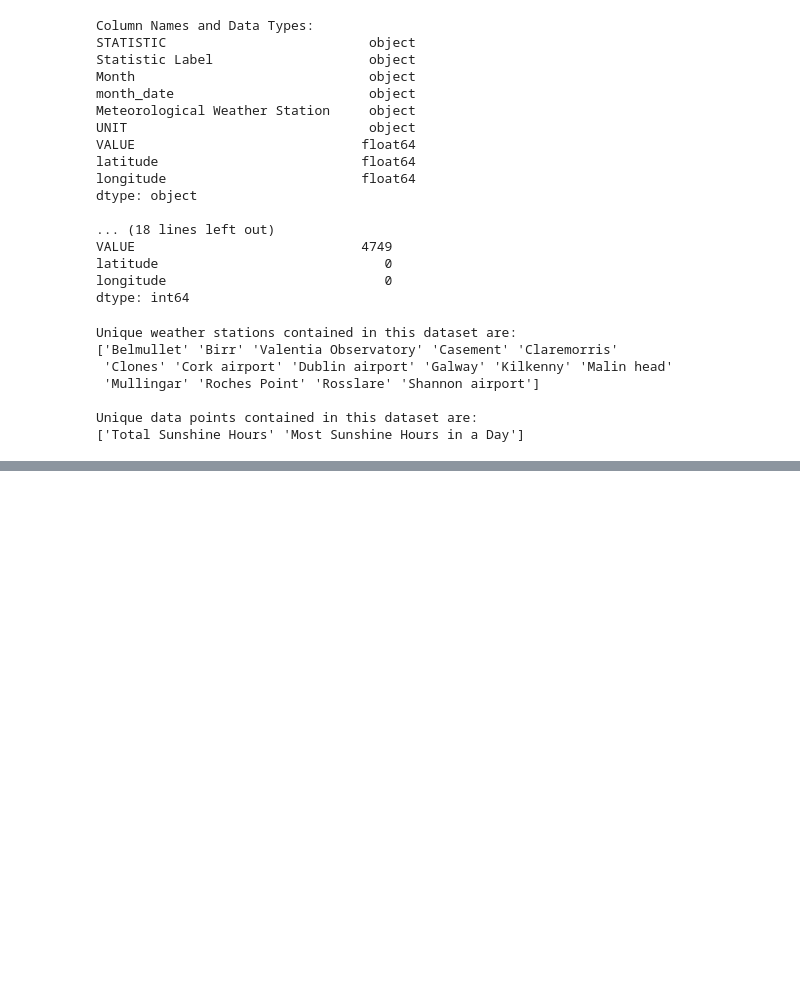
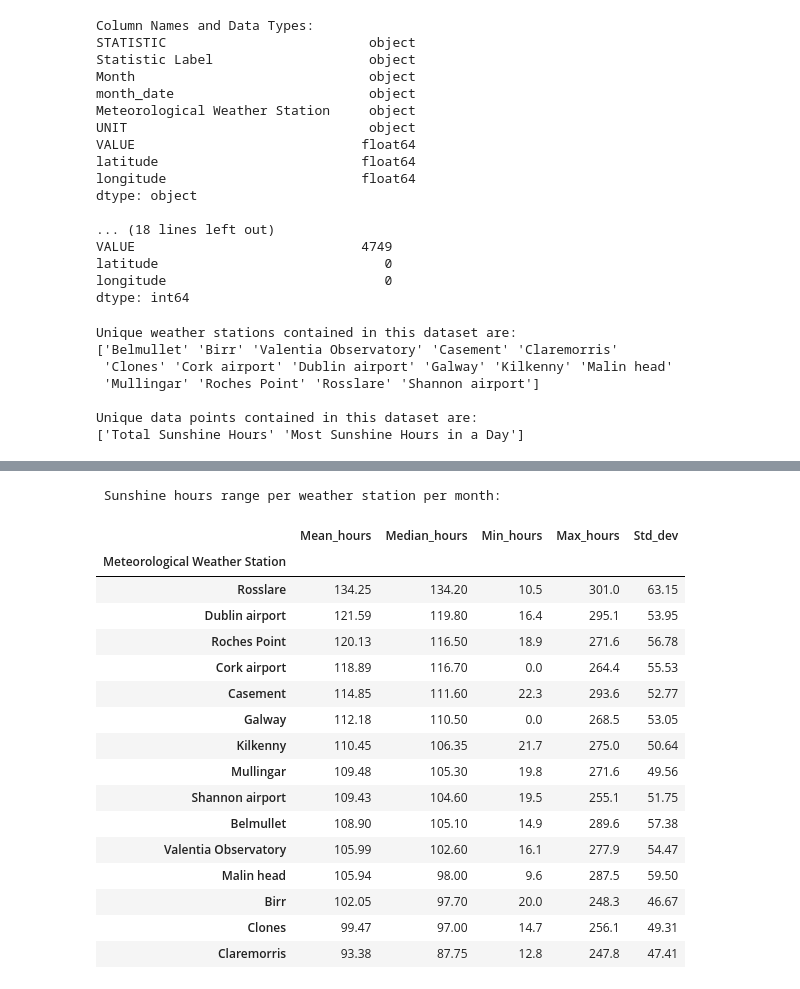
Before and after one commit to Hugo-van-Zyl/programming-for-data-analytics, a Jupyter notebook: Big Project/bigproject.ipynb, the cells around one changed output, grey strips where cells are left out. Saved outputs shown, nothing was run; the diff lists cells and outputs as text; code cells hidden in the pictures; blank space fills up the shorter version.

```diff
--- a/Big Project/bigproject.ipynb
+++ b/Big Project/bigproject.ipynb
@@ -138,0 +147,32 @@ Dataset for Most Sunshine Hours in a Day:
+# %%
+# Now I will calculate the average sunshine hours for each weather station
+# use .groupby to group the data per wearther station
+mean_by_station = df_totalsunshinehrs.groupby('Meteorological Weather Station')['Sunshine_Hours'].agg([
+    ('Mean_hours', 'mean'), # calculate the mean
+    ('Median_hours', 'median'), # calculate the median
+    ('Min_hours', 'min'), # calculate the minimum value
+    ('Max_hours', 'max'), # calculate the maximum value
+    ('Std_dev', 'std'),]).round(2).sort_values('Mean_hours', ascending=False) # sort higest to lowest using mean hours and round figures to 2 decimals
+
+print("\n Sunshine hours range per weather station per month:")
+display(mean_by_station) # show table
+# this gives us an insight which locations have more sunlight hours than others
+# %% [output]
+ Sunshine hours range per weather station per month:
+|  | Mean_hours | Median_hours | Min_hours | Max_hours | Std_dev |
+| Meteorological Weather Station |  |  |  |  |  |
+| Rosslare | 134.25 | 134.20 | 10.5 | 301.0 | 63.15 |
+| Dublin airport | 121.59 | 119.80 | 16.4 | 295.1 | 53.95 |
+| Roches Point | 120.13 | 116.50 | 18.9 | 271.6 | 56.78 |
+| Cork airport | 118.89 | 116.70 | 0.0 | 264.4 | 55.53 |
+| Casement | 114.85 | 111.60 | 22.3 | 293.6 | 52.77 |
+| Galway | 112.18 | 110.50 | 0.0 | 268.5 | 53.05 |
+| Kilkenny | 110.45 | 106.35 | 21.7 | 275.0 | 50.64 |
+| Mullingar | 109.48 | 105.30 | 19.8 | 271.6 | 49.56 |
+| Shannon airport | 109.43 | 104.60 | 19.5 | 255.1 | 51.75 |
+| Belmullet | 108.90 | 105.10 | 14.9 | 289.6 | 57.38 |
+| Valentia Observatory | 105.99 | 102.60 | 16.1 | 277.9 | 54.47 |
+| Malin head | 105.94 | 98.00 | 9.6 | 287.5 | 59.50 |
+| Birr | 102.05 | 97.70 | 20.0 | 248.3 | 46.67 |
+| Clones | 99.47 | 97.00 | 14.7 | 256.1 | 49.31 |
+| Claremorris | 93.38 | 87.75 | 12.8 | 247.8 | 47.41 |
```
Also changed, not shown: parts of 3 cells of this notebook.
